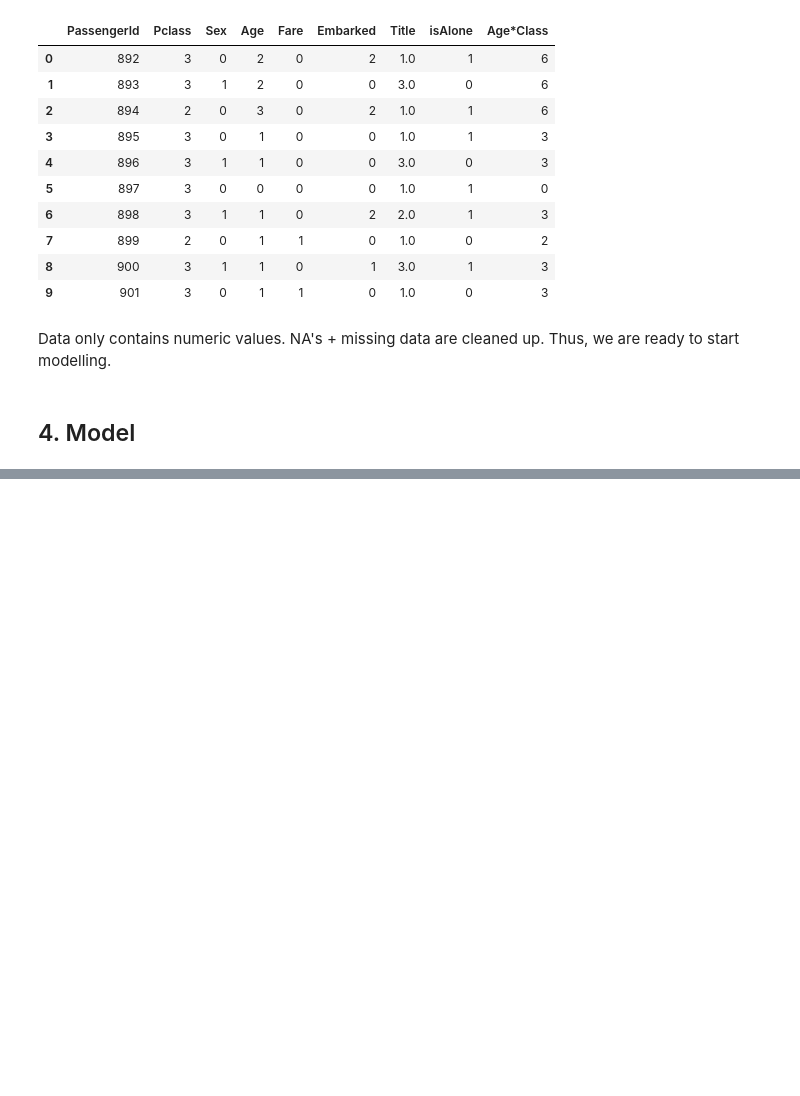
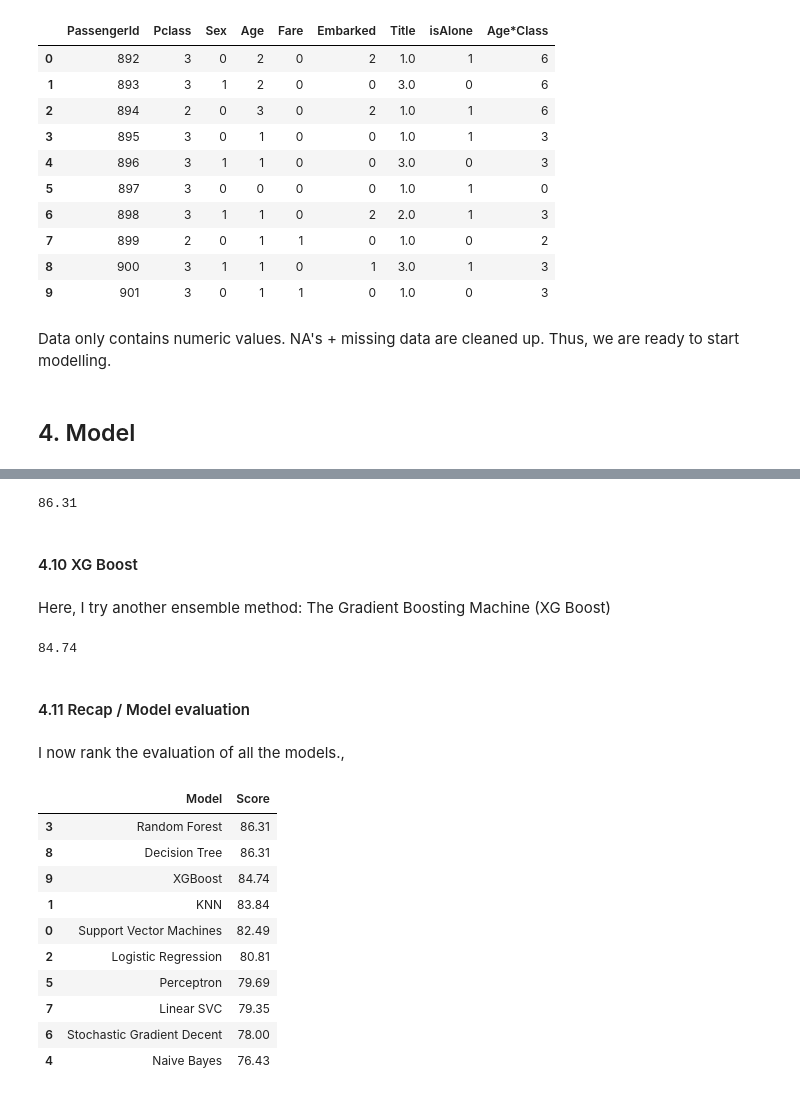
Before and after one commit to alexpberger/titanic-analysis-and-predictions, a Jupyter notebook: Titanic Survival Prediction.ipynb, the cells around one changed output, grey strips where cells are left out. Cells and saved outputs as stored; diff of their text form; code cells hidden in the pictures; blank space fills up the shorter version.

```diff
--- a/Titanic Survival Prediction.ipynb
+++ b/Titanic Survival Prediction.ipynb
@@ -645,0 +776,6 @@ Data only contains numeric values. NA's + missing data are cleaned up. Thus, we
+# %%
+sgd = SGDClassifier()
+sgd.fit(X_train, Y_train)
+Y_pred = sgd.predict(X_test)
+acc_sgd = round(sgd.score(X_train, Y_train) * 100, 2)
+acc_sgd
@@ -645,0 +786,6 @@ Data only contains numeric values. NA's + missing data are cleaned up. Thus, we
+# %%
+decision_tree = DecisionTreeClassifier()
+decision_tree.fit(X_train, Y_train)
+Y_pred = decision_tree.predict(X_test)
+acc_decision_tree = round(decision_tree.score(X_train, Y_train) * 100, 2)
+acc_decision_tree
@@ -645,0 +798,50 @@ Data only contains numeric values. NA's + missing data are cleaned up. Thus, we
+# %%
+random_forest = RandomForestClassifier(n_estimators=100)
+random_forest.fit(X_train, Y_train)
+Y_pred = random_forest.predict(X_test)
+random_forest.score(X_train, Y_train)
+acc_random_forest = round(random_forest.score(X_train, Y_train) * 100, 2)
+acc_random_forest
+# %% [output]
+86.31
+# %% [markdown]
+#### 4.10 XG Boost
+# %% [markdown]
+Here, I try another ensemble method: The Gradient Boosting Machine (XG Boost)
+# %%
+from xgboost import XGBClassifier
+
+xgb = XGBClassifier()
+xgb.fit(X_train, Y_train)
+Y_pred = xgb.predict(X_test)
+xgb.score(X_train, Y_train)
+acc_xgb = round(xgb.score(X_train, Y_train) * 100, 2)
+acc_xgb
+# %% [output]
+84.74
+# %% [markdown]
+#### 4.11 Recap / Model evaluation
+# %% [markdown]
+I now rank the evaluation of all the models.,
+# %%
+models = pd.DataFrame({
+    'Model': ['Support Vector Machines', 'KNN', 'Logistic Regression',
+              'Random Forest', 'Naive Bayes', 'Perceptron',
+              'Stochastic Gradient Decent', 'Linear SVC',
+              'Decision Tree', 'XGBoost'],
+    'Score': [acc_svc, acc_knn, acc_log,
+              acc_random_forest, acc_gaussian, acc_perceptron,
+              acc_sgd, acc_linear_svc, acc_decision_tree, acc_xgb]})
+models.sort_values(by='Score', ascending=False)
+# %% [output]
+|  | Model | Score |
+| 3 | Random Forest | 86.31 |
+| 8 | Decision Tree | 86.31 |
+| 9 | XGBoost | 84.74 |
+| 1 | KNN | 83.84 |
+| 0 | Support Vector Machines | 82.49 |
+| 2 | Logistic Regression | 80.81 |
+| 5 | Perceptron | 79.69 |
+| 7 | Linear SVC | 79.35 |
+| 6 | Stochastic Gradient Decent | 78.00 |
+| 4 | Naive Bayes | 76.43 |
```
Also changed, not shown: parts of 36 cells of this notebook, 1 other file.
